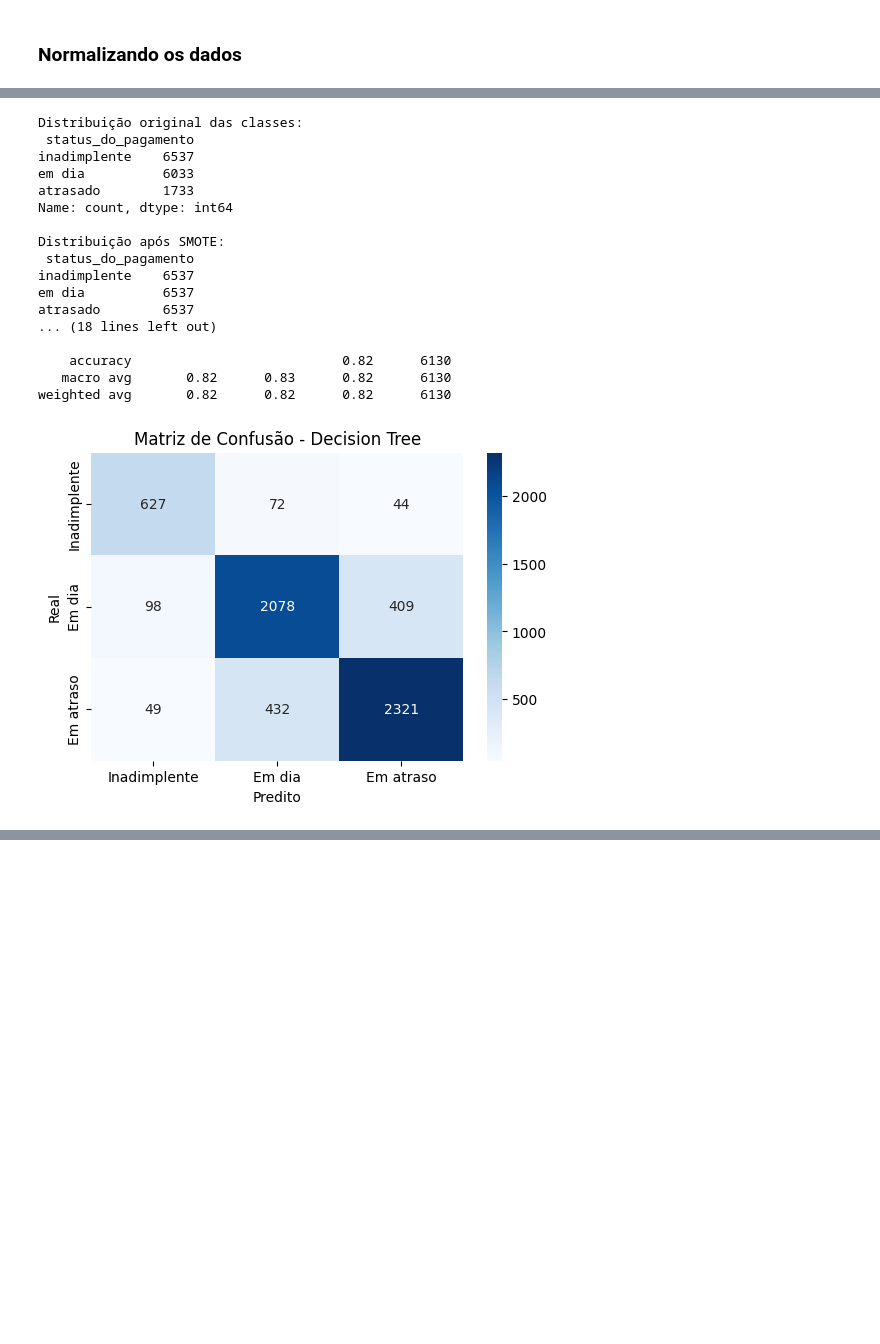
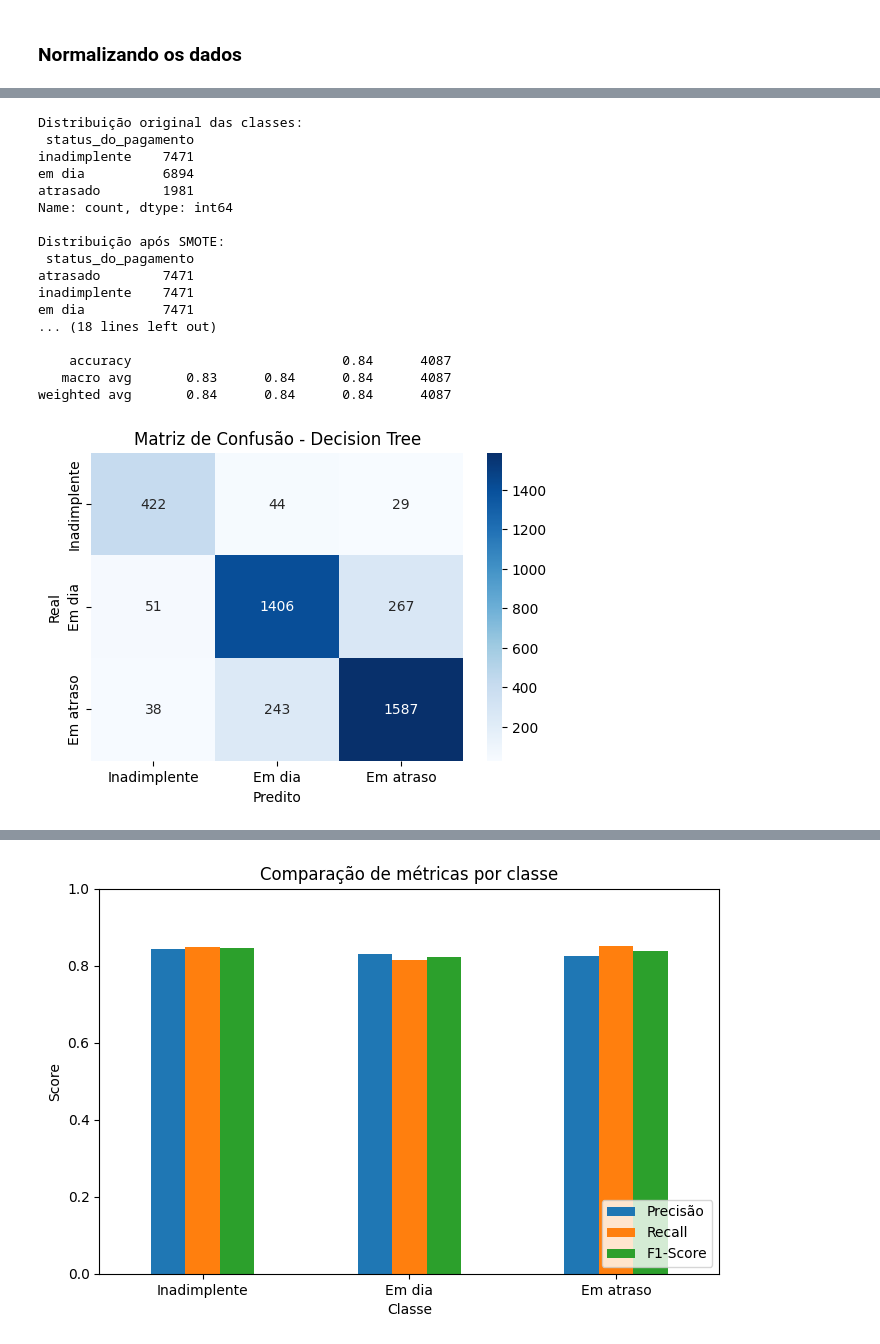
Before and after one commit to jjalmeidadev/payback-projeto, a Jupyter notebook: notebooks/Exploração_de_Dados,_Pré_processamento_e_Levantamento_de_Hipóteses_The_Seven.ipynb, the cells around one changed output, grey strips where cells are left out. Drawn from its saved outputs; the diff is of its cells as text; code cells hidden in the pictures; blank space fills up the shorter version.

Commit message:
build: aperfeiçoando o modelo

```diff
--- a/notebooks/Exploração_de_Dados,_Pré_processamento_e_Levantamento_de_Hipóteses_The_Seven.ipynb
+++ b/notebooks/Exploração_de_Dados,_Pré_processamento_e_Levantamento_de_Hipóteses_The_Seven.ipynb
@@ -935,15 +937,11 @@ Name: dias_para_vencer_norm, Length: 20433, dtype: float64
 # print("Desvio Padrão:", scores.std())
 # %%
 # Imports
-import pandas as pd
-from sklearn.model_selection import train_test_split, GridSearchCV
-from sklearn.preprocessing import StandardScaler
-from sklearn.tree import DecisionTreeClassifier
-from sklearn.metrics import (accuracy_score, precision_score, recall_score,
-                             f1_score, confusion_matrix, classification_report)
-from imblearn.over_sampling import SMOTE
-import seaborn as sns
-import matplotlib.pyplot as plt
+
+TabelaAtual['vl_ratio'] = TabelaAtual['vl_pagto_norm'] / (TabelaAtual['vl_boleto_norm'] + 1e-6)
+TabelaAtual['dias_atraso'] = TabelaAtual['dias_para_vencer_norm'] - TabelaAtual['dias_para_vencer_norm'].median()
+TabelaAtual['juros_percentual'] = TabelaAtual['juros_norm'] / (TabelaAtual['vl_boleto_norm'] + 1e-6)
+TabelaAtual['acessos_por_dia'] = TabelaAtual['qtd_acessos_pagador_norm'] / (TabelaAtual['dias_para_vencer_norm'] + 1e-6)
 
 # --- 1) Definir X (features) e y (variável alvo)
 X = TabelaAtual[['vl_pagto_norm',
@@ -953,13 +951,15 @@ X = TabelaAtual[['vl_pagto_norm',
                  'pagador_inscricao_hash_norm',
                  'juros_norm',
                  'mes_vencimento_norm',
-                 'dia_vencimento_norm']]
+                 'dia_vencimento_norm',
+                 'pagador_cnpjcpf_norm',
+                 ]]
 
 y = TabelaAtual['status_do_pagamento']
 
 # --- 2) Dividir treino e teste
 X_train, X_test, y_train, y_test = train_test_split(
-    X, y, test_size=0.3, random_state=42, stratify=y
+    X, y, test_size=0.2, random_state=42, stratify=y
 )
 
 # --- 3) Padronização (opcional para árvore de decisão, mas mantemos)
@@ -1016,52 +1016,69 @@ print(f"F1-Score: {f1:.4f}")
 print("\nRelatório por classe:")
 print(classification_report(y_test, y_pred, target_names=["Inadimplente", "Em dia", "Em atraso"]))
 
-# --- 9) Matriz de Confusão com Heatmap
-cm = confusion_matrix(y_test, y_pred)
-labels = ["Inadimplente", "Em dia", "Em atraso"]
 
-plt.figure(figsize=(6,4))
-sns.heatmap(cm, annot=True, fmt="d", cmap="Blues", xticklabels=labels, yticklabels=labels)
-plt.xlabel("Predito")
-plt.ylabel("Real")
-plt.title("Matriz de Confusão - Decision Tree")
-plt.show()
 
 # --- 10) Avaliação detalhada por classe (precisão, recall, F1)
 from sklearn.metrics import precision_recall_fscore_support
 
 precision, recall, f1, support = precision_recall_fscore_support(
     y_test, y_pred, labels=["inadimplente", "em dia", "atrasado"]
 )
 
 classes = ["Inadimplente", "Em dia", "Em atraso"]
 
 print("Métricas detalhadas por classe:")
 for i, cls in enumerate(classes):
     print(f"{cls}:")
     print(f"  Precisão: {precision[i]:.4f}")
     print(f"  Recall:    {recall[i]:.4f}")
     print(f"  F1-Score:  {f1[i]:.4f}")
     print(f"  Support:   {support[i]}")
     print("-" * 30)
+
+metrics_df = pd.DataFrame({
+    "Classe": classes,
+    "Precisão": precision,
+    "Recall": recall,
+    "F1-Score": f1
+})
+metrics_df.set_index("Classe", inplace=True)
+metrics_df.plot(kind="bar", figsize=(8,5))
+plt.title("Comparação de métricas por classe")
+plt.ylabel("Score")
+plt.ylim(0,1)
+plt.xticks(rotation=0)
+plt.legend(loc="lower right")
+plt.show()
+
+# --- 9) Matriz de Confusão com Heatmap
+cm = confusion_matrix(y_test, y_pred)
+labels = ["Inadimplente", "Em dia", "Em atraso"]
+
+plt.figure(figsize=(6,4))
+sns.heatmap(cm, annot=True, fmt="d", cmap="Blues", xticklabels=labels, yticklabels=labels)
+plt.xlabel("Predito")
+plt.ylabel("Real")
+plt.title("Matriz de Confusão - Decision Tree")
+plt.show()
 # %% [output]
 Distribuição original das classes:
  status_do_pagamento
-inadimplente    6537
-em dia          6033
-atrasado        1733
+inadimplente    7471
+em dia          6894
+atrasado        1981
 Name: count, dtype: int64
 
 Distribuição após SMOTE:
  status_do_pagamento
-inadimplente    6537
-em dia          6537
-atrasado        6537
+atrasado        7471
+inadimplente    7471
+em dia          7471
 ... (18 lines left out)
 
-    accuracy                           0.82      6130
-   macro avg       0.82      0.83      0.82      6130
-weighted avg       0.82      0.82      0.82      6130
+    accuracy                           0.84      4087
+   macro avg       0.83      0.84      0.84      4087
+weighted avg       0.84      0.84      0.84      4087
-[figure, old version]
+[figure, new version]
 Métricas detalhadas por classe:
 Inadimplente:
@@ -1084 +1101,2 @@ Em atraso:
 ------------------------------
+[figure, added]
```
Also changed, not shown: parts of 4 cells of this notebook.
